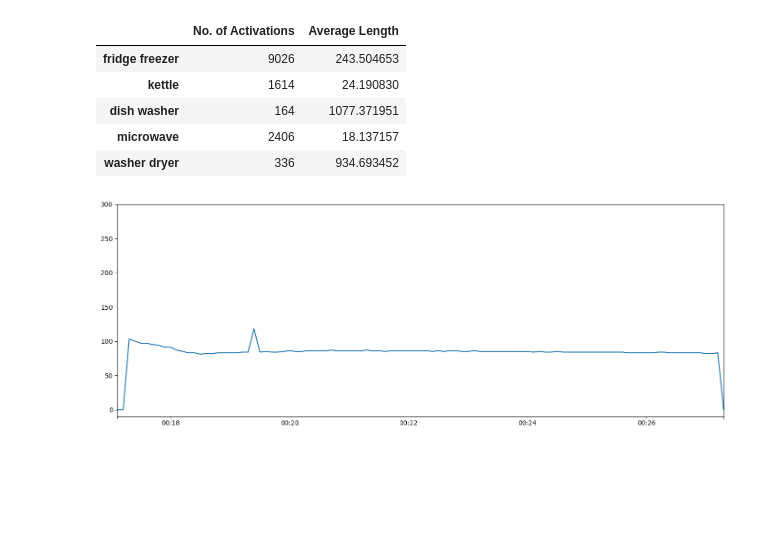
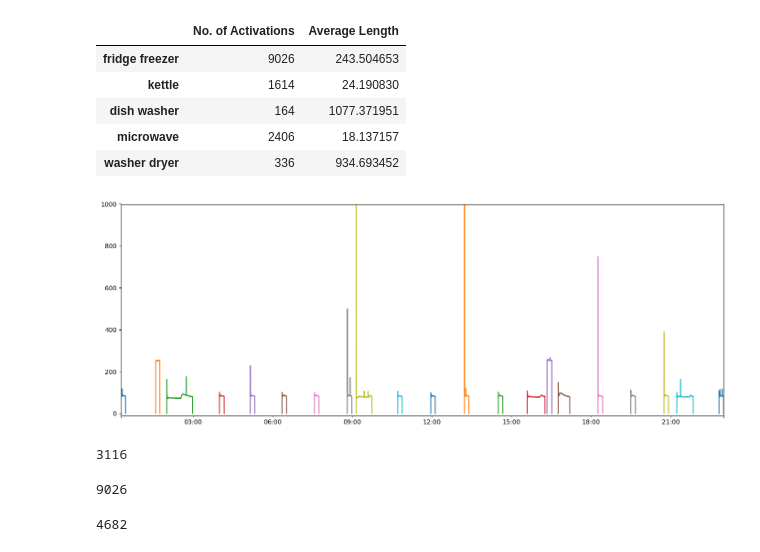
Before and after one commit to MarielTinaco/nilm-tools, a Jupyter notebook: notebooks/Data_Exploration.ipynb, the cells around one changed output. Drawn from its saved outputs; the diff is of its cells as text; code cells hidden in the pictures; blank space fills up the shorter version.

Commit message:
Update: Use sequence scanner

```diff
--- a/notebooks/Data_Exploration.ipynb
+++ b/notebooks/Data_Exploration.ipynb
@@ -69,6 +69,6 @@ def visualize_activation(appliance, num_acts=None, ylim=None):
                 activation.plot()
                 plt.ylim(*(ylim or (-10, 2500)))
 # %%
-visualize_activation(FRIDGE_FREEZER, num_acts=1, ylim=(-10, 300))
+visualize_activation(FRIDGE_FREEZER, num_acts=21, ylim=(-10, 1000))
 # %% [output]
-[figure, old version]
+[figure, new version]
@@ -76,0 +81,27 @@ activations = train_elec[DISHWASHER].get_activations()
+# %%
+dw_seq = []
+for activation in dw_activations:
+        dw = scan_sequences(np.array(activation), seq_len=100, num_windows=20, mode="window")
+        dw_seq = dw_seq + dw
+
+len(dw_seq)
+# %% [output]
+3116
+# %%
+ff_seq = []
+for activation in ff_activations:
+        ff = scan_sequences(np.array(activation), seq_len=100, num_windows=1, mode="window")
+        ff_seq = ff_seq + ff
+
+len(ff_seq)
+# %% [output]
+9026
+# %%
+wm_seq = []
+for activation in wm_activations:
+        wm = scan_sequences(np.array(activation), seq_len=100, num_windows=15, mode="window")
+        wm_seq = wm_seq + wm
+
+len(wm_seq)
+# %% [output]
+4682
```
Also changed, not shown: parts of 5 cells of this notebook.
